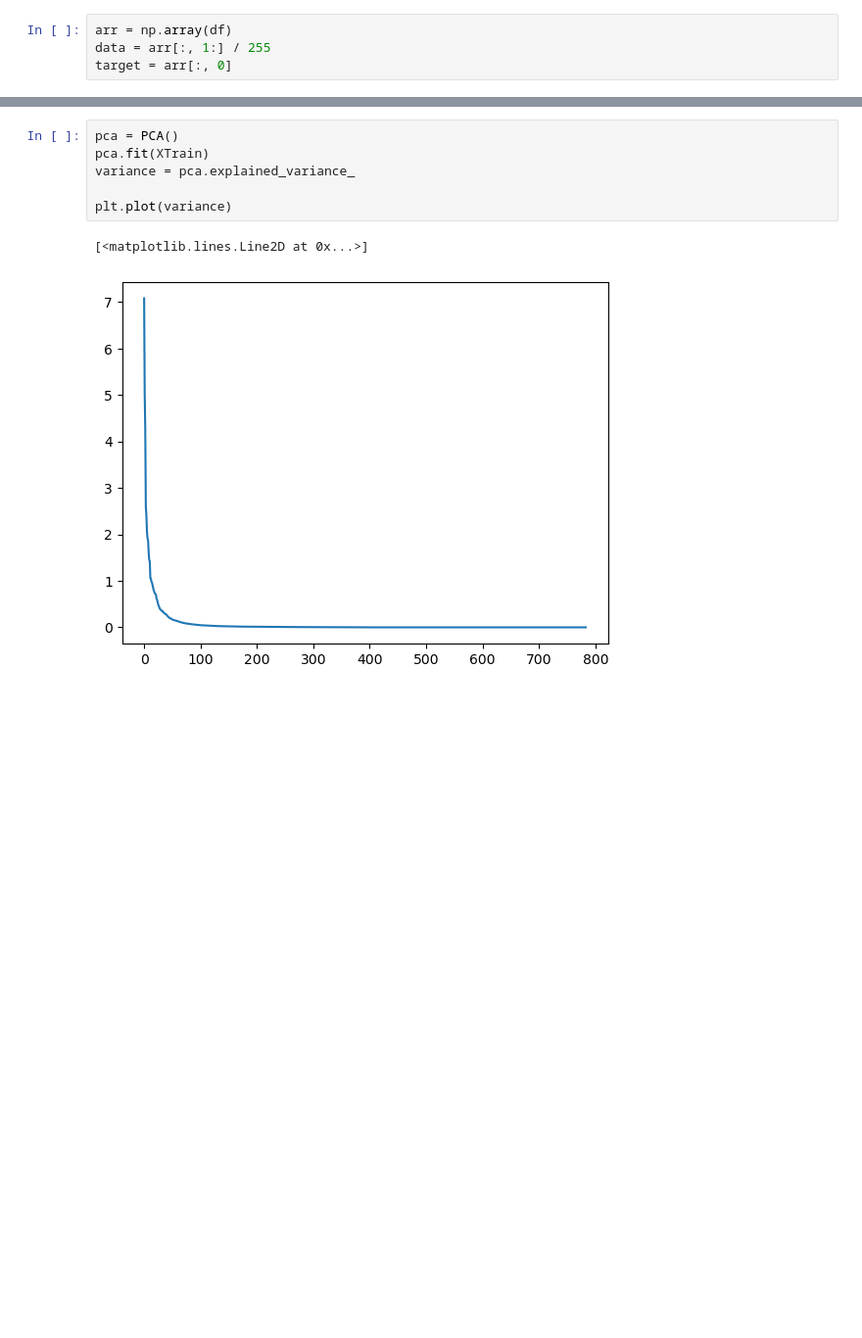
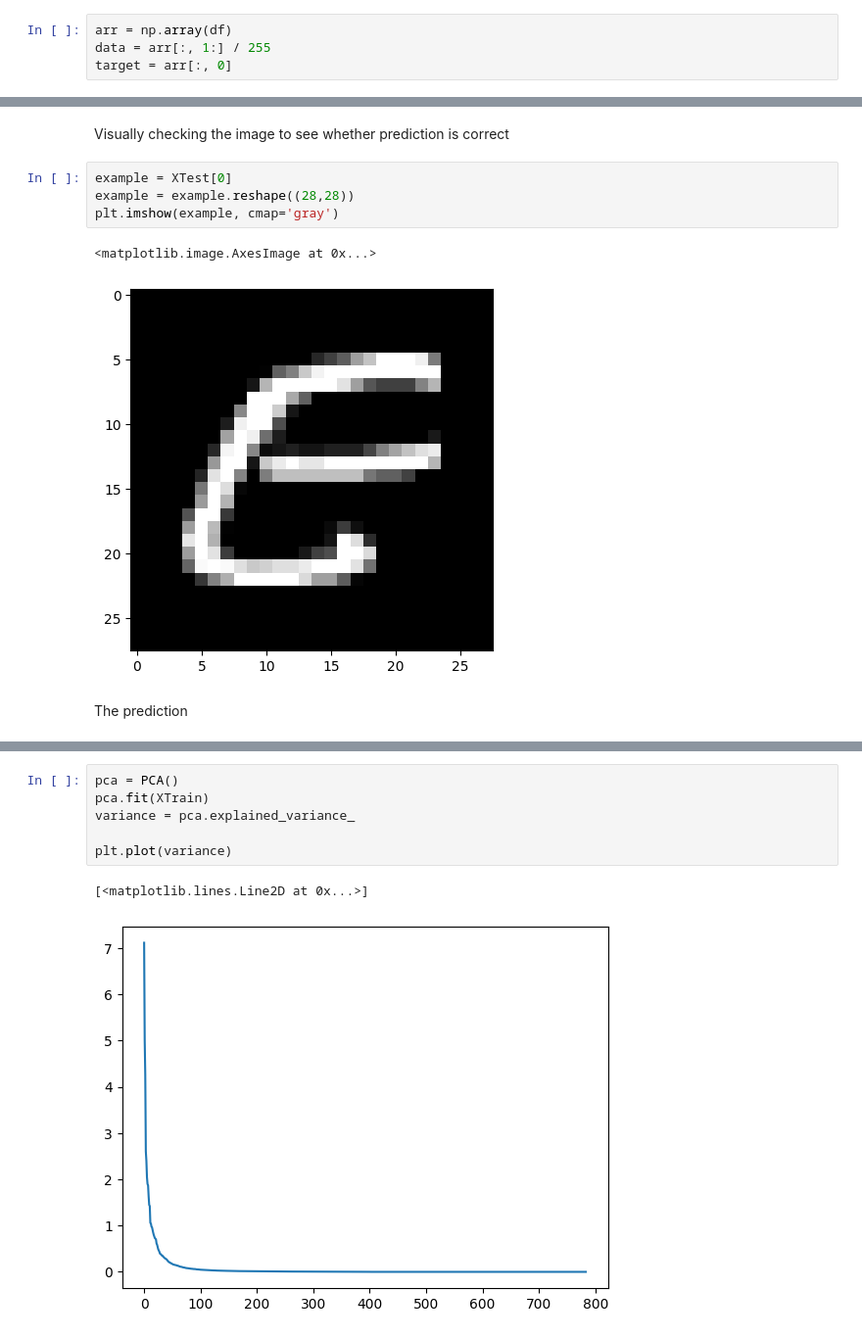
Before and after one commit to JaniShreyas/CharacterRecognitionNN, a Jupyter notebook: SingleCharacterRecog.ipynb, the cells around one changed output, grey strips where cells are left out. Shown at 98% size. Drawn from its saved outputs; the diff is of its cells as text; blank space fills up the shorter version.

```diff
--- a/SingleCharacterRecog.ipynb
+++ b/SingleCharacterRecog.ipynb
@@ -61,3 +71,14 @@ Epoch 30/30
+# %% [markdown]
+Visually checking the image to see whether prediction is correct
+# %%
+example = XTest[0]
+example = example.reshape((28,28))
+plt.imshow(example, cmap='gray')
+# %% [output]
+<matplotlib.image.AxesImage at 0x...>
+[figure, added]
+# %% [markdown]
+The prediction
 # %%
 yPred = model.predict(XTest[:3]).round(2)
 print(yPred)
```
Also changed, not shown: parts of 43 cells of this notebook.
